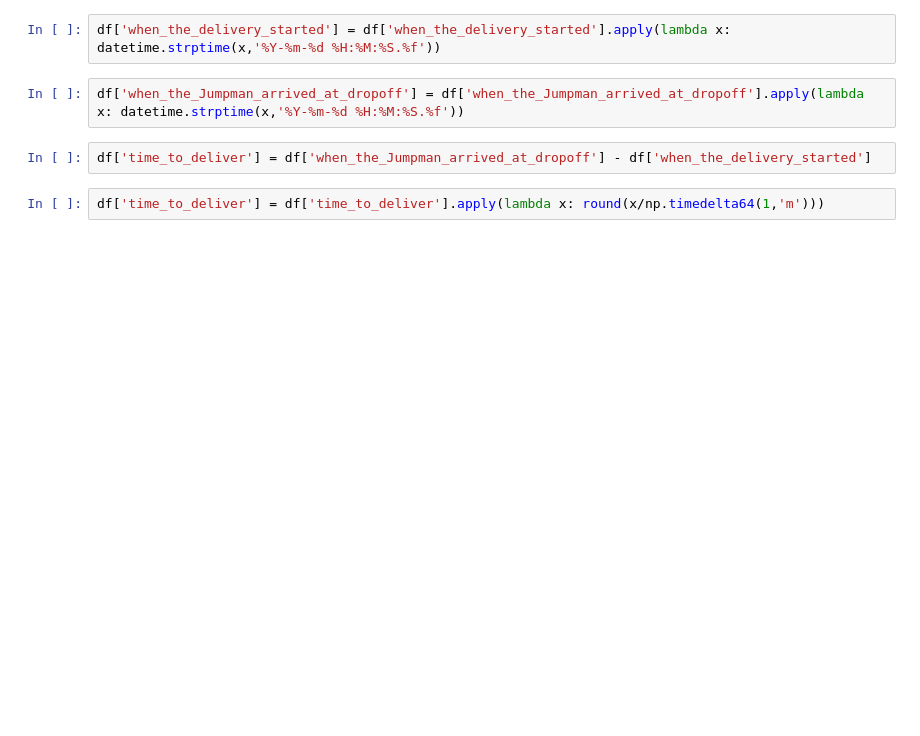
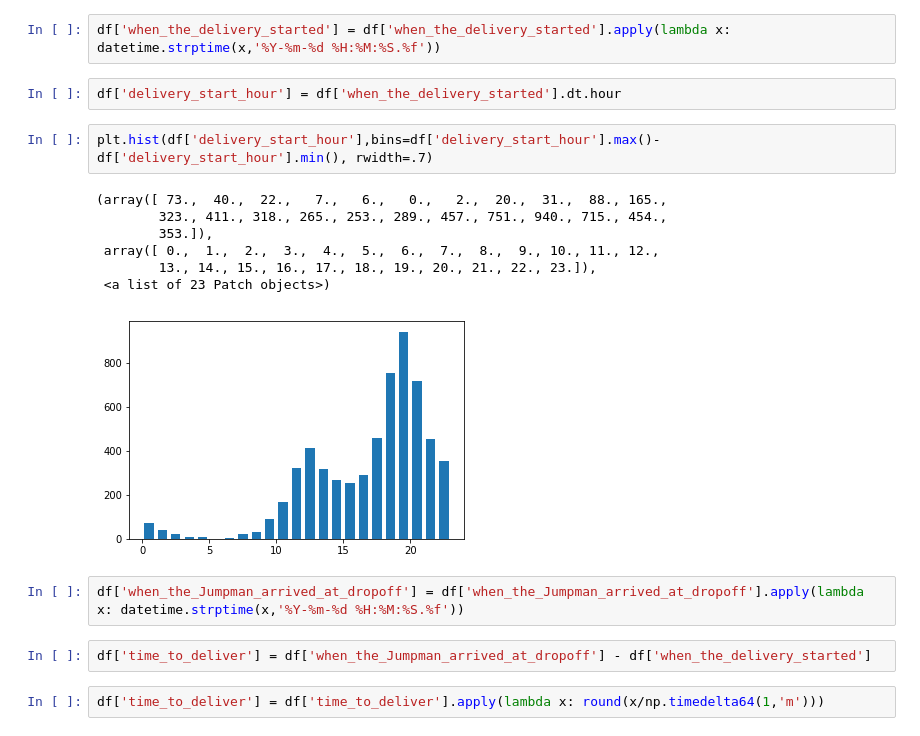
Before and after one commit to milindnandankar/Jumpman23, a Jupyter notebook: Postmates.ipynb, the cells around one changed output. Saved outputs shown, nothing was run; the diff lists cells and outputs as text; blank space fills up the shorter version.

```diff
--- a/Postmates.ipynb
+++ b/Postmates.ipynb
@@ -61,5 +80,17 @@ memory usage: 888.2+ KB
 # %%
 df['when_the_delivery_started'] = df['when_the_delivery_started'].apply(lambda x: datetime.strptime(x,'%Y-%m-%d %H:%M:%S.%f'))
+# %%
+df['delivery_start_hour'] = df['when_the_delivery_started'].dt.hour
+# %%
+plt.hist(df['delivery_start_hour'],bins=df['delivery_start_hour'].max()-df['delivery_start_hour'].min(), rwidth=.7)
+# %% [output]
+(array([ 73.,  40.,  22.,   7.,   6.,   0.,   2.,  20.,  31.,  88., 165.,
+        323., 411., 318., 265., 253., 289., 457., 751., 940., 715., 454.,
+        353.]),
+ array([ 0.,  1.,  2.,  3.,  4.,  5.,  6.,  7.,  8.,  9., 10., 11., 12.,
+        13., 14., 15., 16., 17., 18., 19., 20., 21., 22., 23.]),
+ <a list of 23 Patch objects>)
+[figure, added]
 # %%
 df['when_the_Jumpman_arrived_at_dropoff'] = df['when_the_Jumpman_arrived_at_dropoff'].apply(lambda x: datetime.strptime(x,'%Y-%m-%d %H:%M:%S.%f'))
 # %%
```
Also changed, not shown: parts of 33 cells of this notebook.
